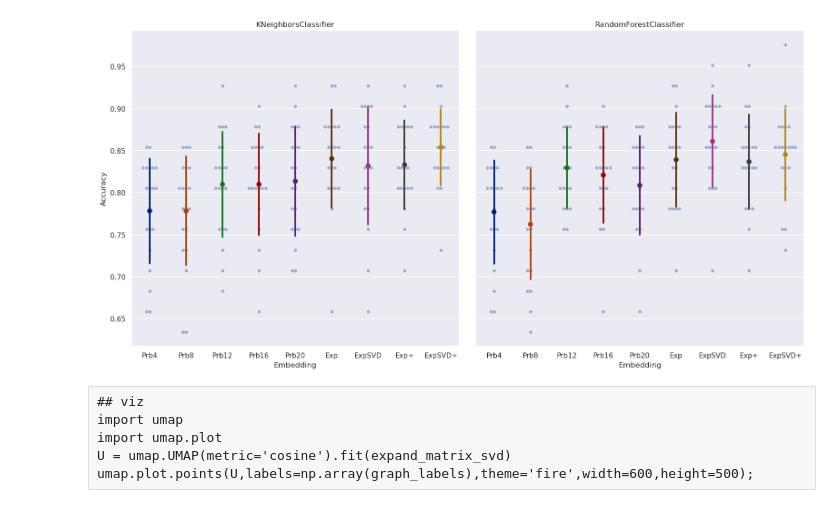
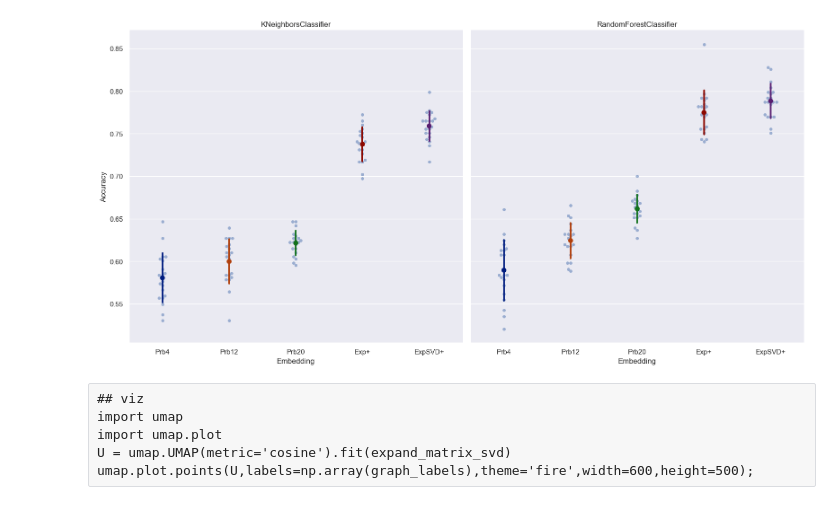
Before and after one commit to ftheberge/EmbeddingOfGraphs, a Jupyter notebook: Notebooks/graph-embedding-classify.ipynb, the cells around one changed output. Saved outputs shown, nothing was run; the diff lists cells and outputs as text; code cells hidden in the pictures.

```diff
--- a/Notebooks/graph-embedding-classify.ipynb
+++ b/Notebooks/graph-embedding-classify.ipynb
@@ -22,7 +22,7 @@ import sklearn.linear_model
 import sklearn.neural_network
 import sklearn.neighbors
 # %%
-dataset = 'BZR'
+dataset = 'NCI109'
 datadir = '../Data/'+dataset+'/'+dataset
 
 fn_graph_label = datadir+'.graph_labels'
@@ -81,12 +85,12 @@ models_norm = [
 ]
 feature_sets_norm = {
     "Probes_4": Probes[0],
-    "Probes_8": Probes[1],
+#    "Probes_8": Probes[1],
     "Probes_12": Probes[2],
-    "Probes_16": Probes[3],
+#    "Probes_16": Probes[3],
     "Probes_20": Probes[4],
-    "Expander": expand_only_matrix_norm,
-    "Expander svd": expand_only_matrix_svd,
+#    "Expander": expand_only_matrix_norm,
+#    "Expander svd": expand_only_matrix_svd,
     "Expander+": expand_matrix_norm,
     "Expander+ svd": expand_matrix_svd
 }
@@ -122,43 +126,43 @@ g = sns.catplot(
     zorder=1,
 )
 g.map_dataframe(
     sns.pointplot,
     x="Embedding",
     y="Accuracy",
     color="Model",
     data=df_norm,
     palette="dark",
     join=False,
     order=[
     "Probes_4",
-    "Probes_8",
+#    "Probes_8",
     "Probes_12",
-    "Probes_16",
+#    "Probes_16",
     "Probes_20",
-    "Expander",
-    "Expander svd",
+#    "Expander",
+#    "Expander svd",
     "Expander+",
     "Expander+ svd"
     ],
     ci="sd",
     scale=0.9,
 )
 g.set_titles(col_template="{col_name}")
 g.set_xticklabels([
         "Prb4",
-        "Prb8",
+#        "Prb8",
         "Prb12",
-        "Prb16",
+#        "Prb16",
         "Prb20",
-        "Exp",
-        "ExpSVD",
+#        "Exp",
+#        "ExpSVD",
         "Exp+",
         "ExpSVD+"
     ]);
 fn = 'Results/'+dataset+'.png'
-g.savefig(fn)
+#g.savefig(fn)
 # %% [output]
-[figure, old version]
+[figure, new version]
 # %% [raw]
 ## viz
 import umap
```
Also changed, not shown: parts of 3 cells of this notebook, 1 other file.
